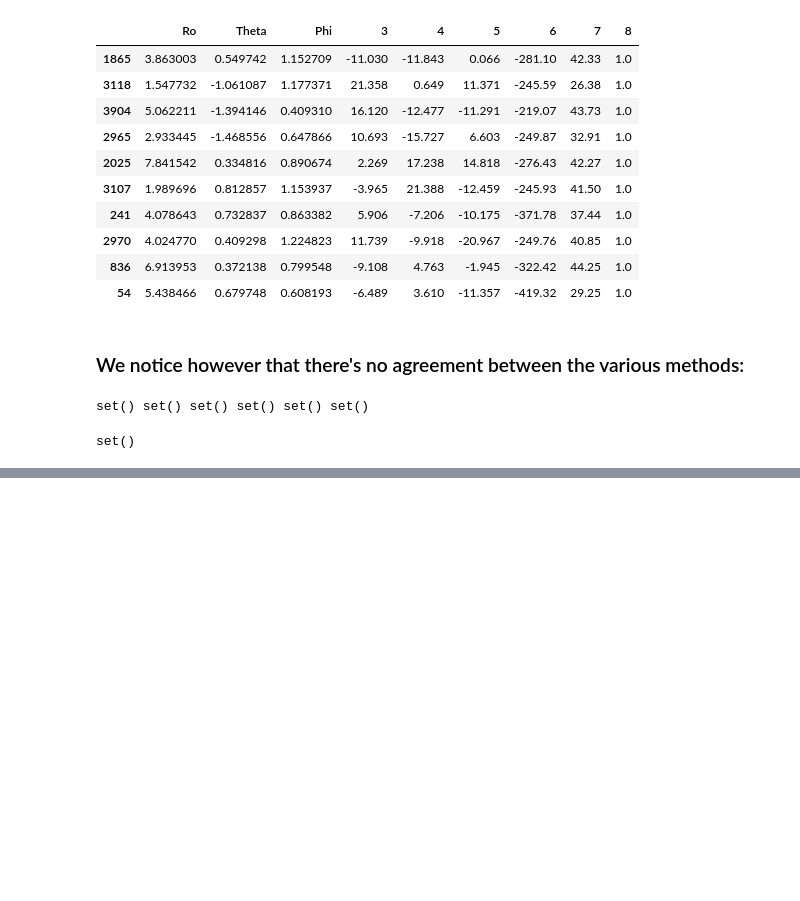
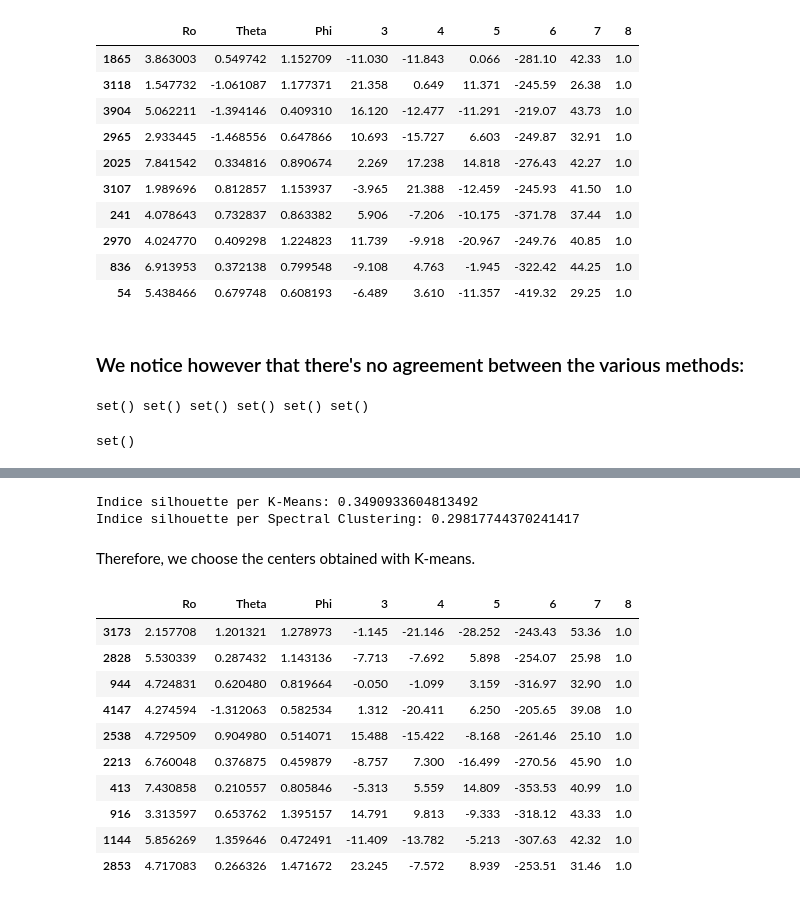
Before and after one commit to jasroopdhingra/ml-project, a Jupyter notebook: FeatureSelection.ipynb, the cells around one changed output, grey strips where cells are left out. Drawn from its saved outputs; the diff is of its cells as text; code cells hidden in the pictures; blank space fills up the shorter version.

```diff
--- a/FeatureSelection.ipynb
+++ b/FeatureSelection.ipynb
@@ -338,0 +346,28 @@ set()
+# %%
+# Calcola l'indice silhouette per i risultati di K-Means
+kmeans_silhouette_score = silhouette_score(angles, km_clusters)
+
+# Calcola l'indice silhouette per i risultati di Spectral Clustering
+spectral_silhouette_score = silhouette_score(angles, s_clusters)
+
+print("Indice silhouette per K-Means:", kmeans_silhouette_score)
+print("Indice silhouette per Spectral Clustering:", spectral_silhouette_score)
+# %% [output]
+Indice silhouette per K-Means: 0.3490933604813492
+Indice silhouette per Spectral Clustering: 0.29817744370241417
+# %% [markdown]
+Therefore, we choose the centers obtained with K-means.
+# %%
+km_representative_data
+# %% [output]
+|  | Ro | Theta | Phi | 3 | 4 | 5 | 6 | 7 | 8 |
+| 3173 | 2.157708 | 1.201321 | 1.278973 | -1.145 | -21.146 | -28.252 | -243.43 | 53.36 | 1.0 |
+| 2828 | 5.530339 | 0.287432 | 1.143136 | -7.713 | -7.692 | 5.898 | -254.07 | 25.98 | 1.0 |
+| 944 | 4.724831 | 0.620480 | 0.819664 | -0.050 | -1.099 | 3.159 | -316.97 | 32.90 | 1.0 |
+| 4147 | 4.274594 | -1.312063 | 0.582534 | 1.312 | -20.411 | 6.250 | -205.65 | 39.08 | 1.0 |
+| 2538 | 4.729509 | 0.904980 | 0.514071 | 15.488 | -15.422 | -8.168 | -261.46 | 25.10 | 1.0 |
+| 2213 | 6.760048 | 0.376875 | 0.459879 | -8.757 | 7.300 | -16.499 | -270.56 | 45.90 | 1.0 |
+| 413 | 7.430858 | 0.210557 | 0.805846 | -5.313 | 5.559 | 14.809 | -353.53 | 40.99 | 1.0 |
+| 916 | 3.313597 | 0.653762 | 1.395157 | 14.791 | 9.813 | -9.333 | -318.12 | 43.33 | 1.0 |
+| 1144 | 5.856269 | 1.359646 | 0.472491 | -11.409 | -13.782 | -5.213 | -307.63 | 42.32 | 1.0 |
+| 2853 | 4.717083 | 0.266326 | 1.471672 | 23.245 | -7.572 | 8.939 | -253.51 | 31.46 | 1.0 |
```
Also changed, not shown: parts of 3 cells of this notebook.
